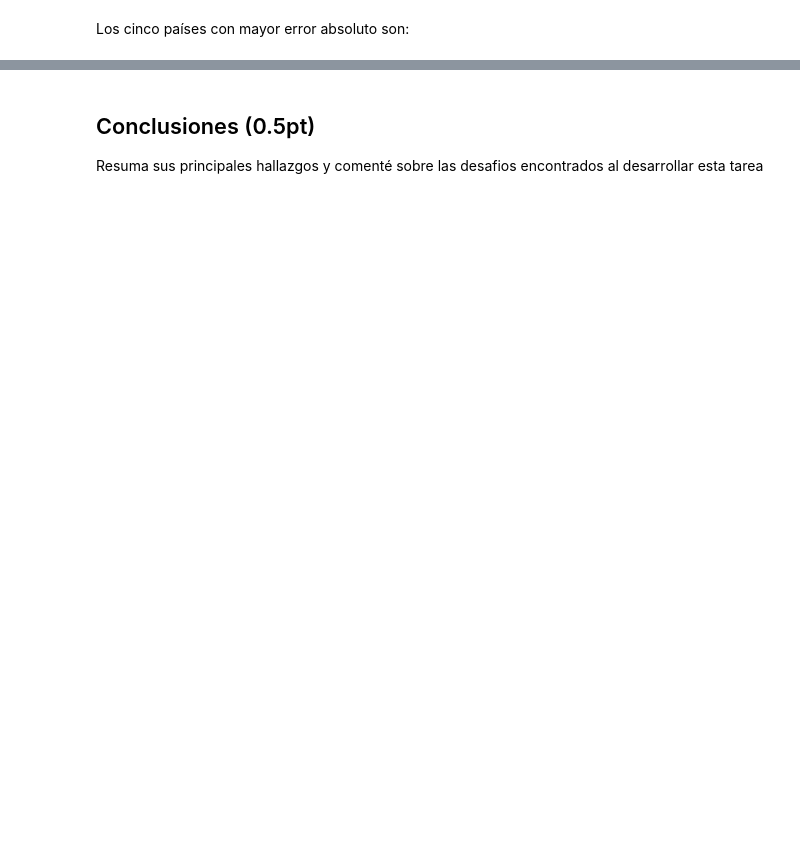
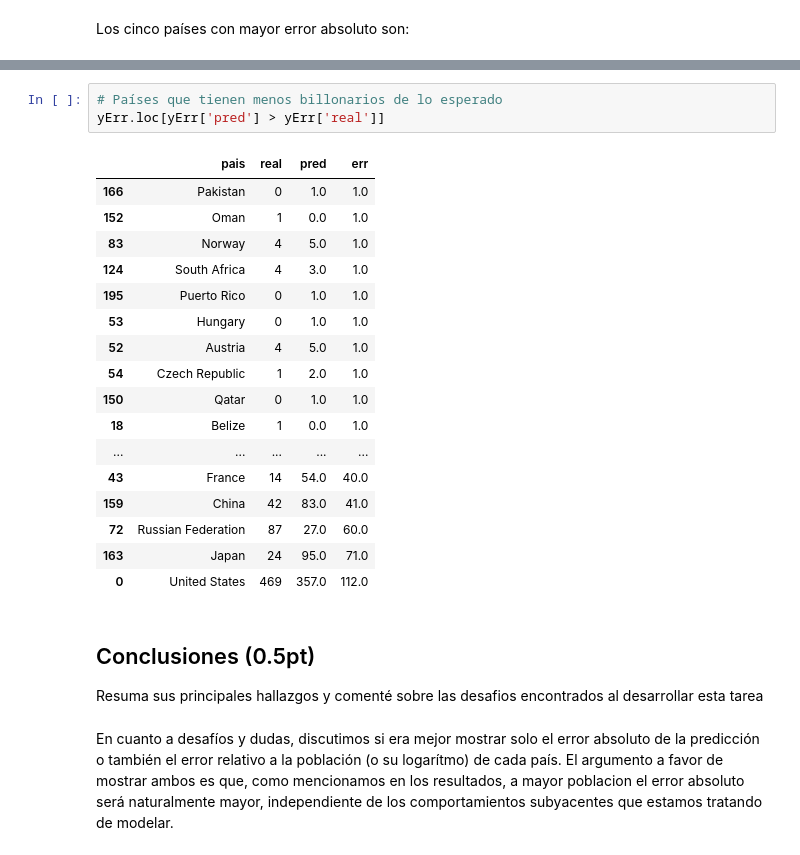
Before and after one commit to ehopperdietzel/billionaires-analysis, a Jupyter notebook: info147_tarea2.ipynb, the cells around one changed output, grey strips where cells are left out. Drawn from its saved outputs; the diff is of its cells as text; blank space fills up the shorter version.

```diff
--- a/info147_tarea2.ipynb
+++ b/info147_tarea2.ipynb
@@ -392,4 +467,27 @@ Se debe tener en cuenta que estos países tienen grandes diferencias en los tama
+# %%
+# Países que tienen menos billonarios de lo esperado
+yErr.loc[yErr['pred'] > yErr['real']]
+# %% [output]
+|  | pais | real | pred | err |
+| 166 | Pakistan | 0 | 1.0 | 1.0 |
+| 152 | Oman | 1 | 0.0 | 1.0 |
+| 83 | Norway | 4 | 5.0 | 1.0 |
+| 124 | South Africa | 4 | 3.0 | 1.0 |
+| 195 | Puerto Rico | 0 | 1.0 | 1.0 |
+| 53 | Hungary | 0 | 1.0 | 1.0 |
+| 52 | Austria | 4 | 5.0 | 1.0 |
+| 54 | Czech Republic | 1 | 2.0 | 1.0 |
+| 150 | Qatar | 0 | 1.0 | 1.0 |
+| 18 | Belize | 1 | 0.0 | 1.0 |
+| ... | ... | ... | ... | ... |
+| 43 | France | 14 | 54.0 | 40.0 |
+| 159 | China | 42 | 83.0 | 41.0 |
+| 72 | Russian Federation | 87 | 27.0 | 60.0 |
+| 163 | Japan | 24 | 95.0 | 71.0 |
+| 0 | United States | 469 | 357.0 | 112.0 |
 # %% [markdown]
 ## Conclusiones (0.5pt)
 
 Resuma sus principales hallazgos y comenté sobre las desafios encontrados al desarrollar esta tarea
+# %% [markdown]
+En cuanto a desafíos y dudas, discutimos si era mejor mostrar solo el error absoluto de la predicción o también el error relativo a la población (o su logarítmo) de cada país. El argumento a favor de mostrar ambos es que, como mencionamos en los resultados, a mayor poblacion el error absoluto será naturalmente mayor, independiente de los comportamientos subyacentes que estamos tratando de modelar.
```
Also changed, not shown: parts of 15 cells of this notebook.
